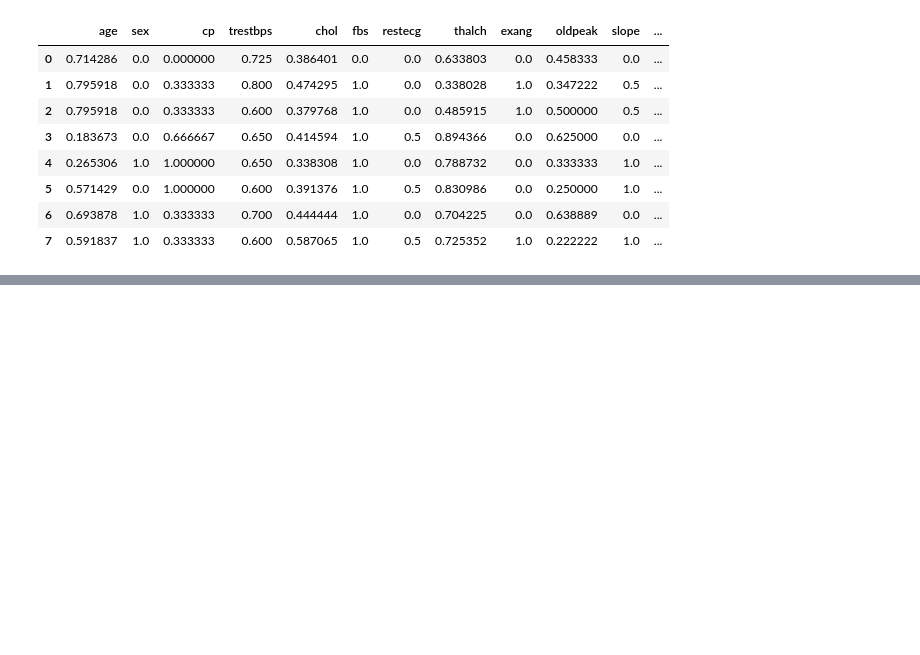
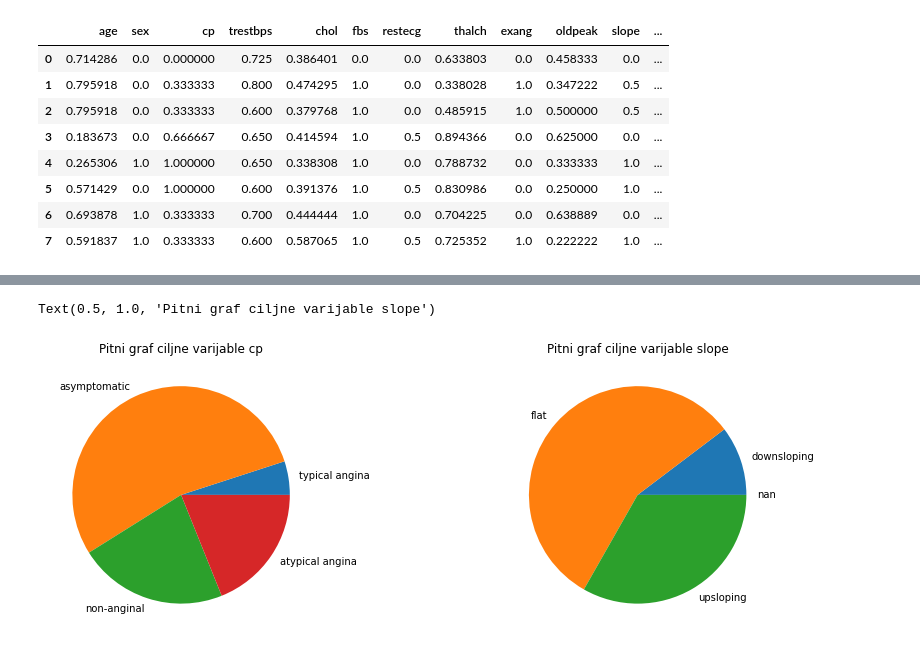
Before and after one commit to ErikGreblo/UZOP_Faza2, a Jupyter notebook: heart_disease_ML.ipynb, the cells around one changed output, grey strips where cells are left out. Cells and saved outputs as stored; diff of their text form; code cells hidden in the pictures; blank space fills up the shorter version.

```diff
--- a/heart_disease_ML.ipynb
+++ b/heart_disease_ML.ipynb
@@ -263,0 +282,16 @@ Prikaz prvih 8 redova normaliziranih podataka:
+# %%
+fig, axs = plt.subplots(1, 2, figsize=(15, 5))
+
+labels = original_data['cp'].unique()
+counts = original_data['cp'].value_counts().reindex(labels, fill_value=0).tolist()
+axs[0].pie(counts, labels=labels)
+axs[0].set_title("Pitni graf ciljne varijable cp")
+
+
+labels = original_data['slope'].unique()
+counts = original_data['slope'].value_counts().reindex(labels, fill_value=0).tolist()
+axs[1].pie(counts, labels=labels)
+axs[1].set_title("Pitni graf ciljne varijable slope")
+# %% [output]
+Text(0.5, 1.0, 'Pitni graf ciljne varijable slope')
+[figure, added]
```
Also changed, not shown: parts of 6 cells of this notebook.
